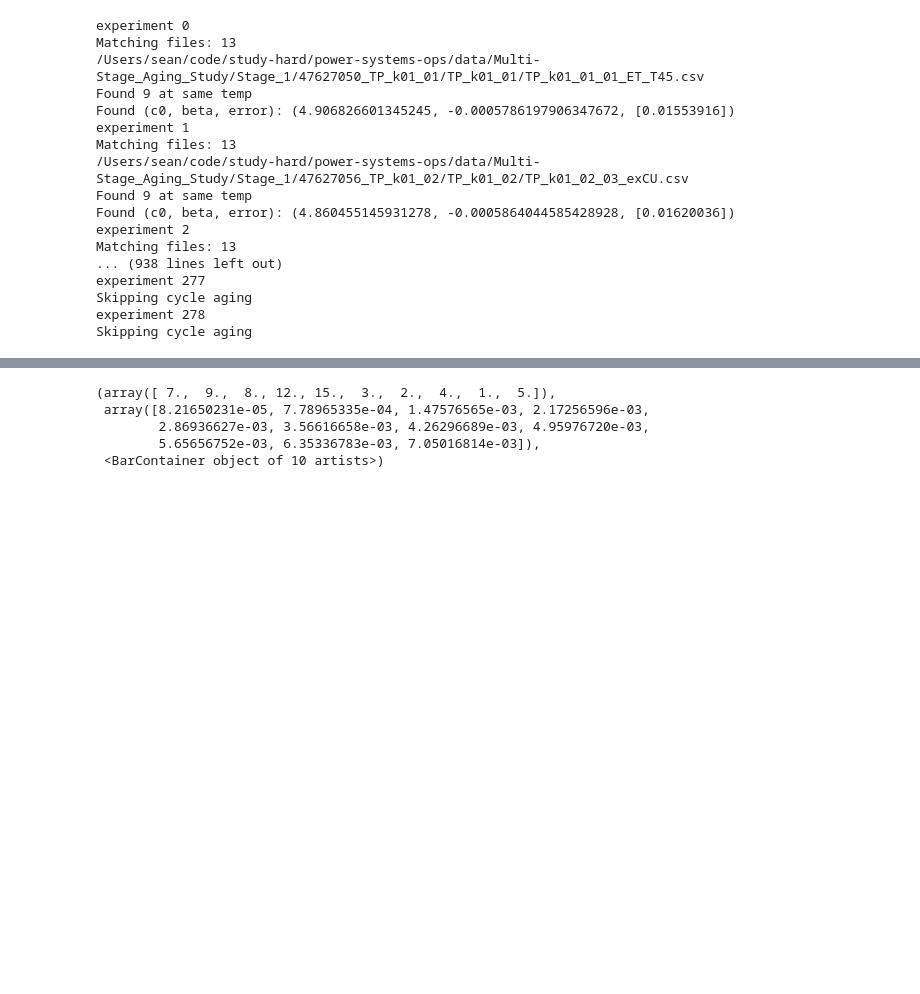
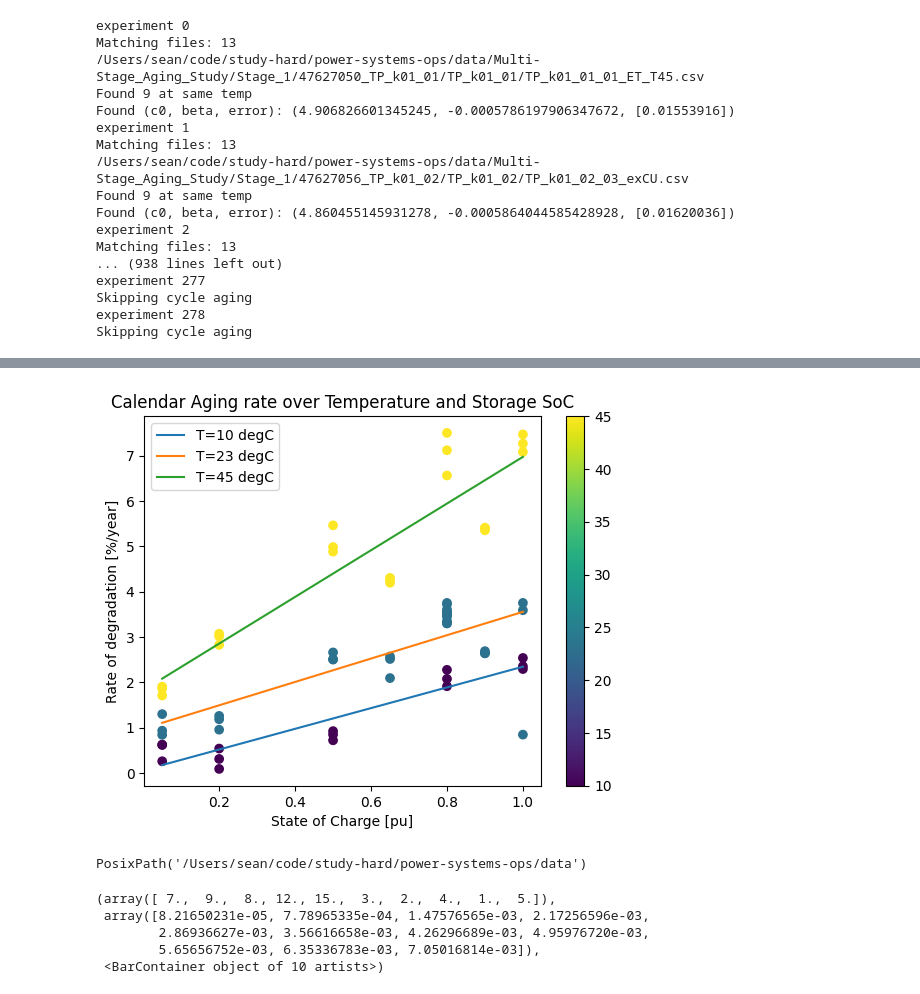
Before and after one commit to seanjennings960/study-hard, a Jupyter notebook: power-systems-ops/notebooks/battery_degradation.ipynb, the cells around one changed output, grey strips where cells are left out. Cells and saved outputs as stored; diff of their text form; code cells hidden in the pictures; blank space fills up the shorter version.

```diff
--- a/power-systems-ops/notebooks/battery_degradation.ipynb
+++ b/power-systems-ops/notebooks/battery_degradation.ipynb
@@ -184,0 +202,12 @@ plt.colorbar()
+# %%
+# (Ah) / Ah_total * 100 / week => percentage / week * 365 days/year * 1day/7weeks
+Ah_total = 4.9
+beta_pu = beta / Ah_total * 100 * 365 / 7
+beta_pu_fit = fit_each_temp(SoC, beta_pu, T_amb)
+fig = plot_soc_dependence(SoC, beta_pu, T_amb, beta_pu_fit)
+# %% [output]
+[figure, added]
+# %%
+DATA_DIR
+# %% [output]
+PosixPath('/Users/sean/code/study-hard/power-systems-ops/data')
```
Also changed, not shown: parts of 7 cells of this notebook, 1 other file.
